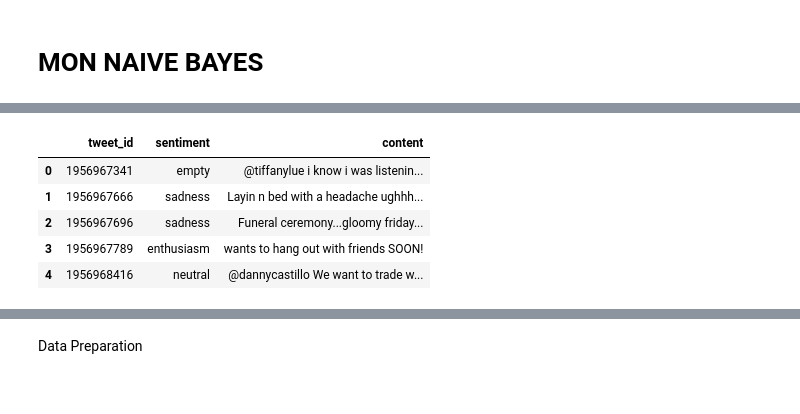
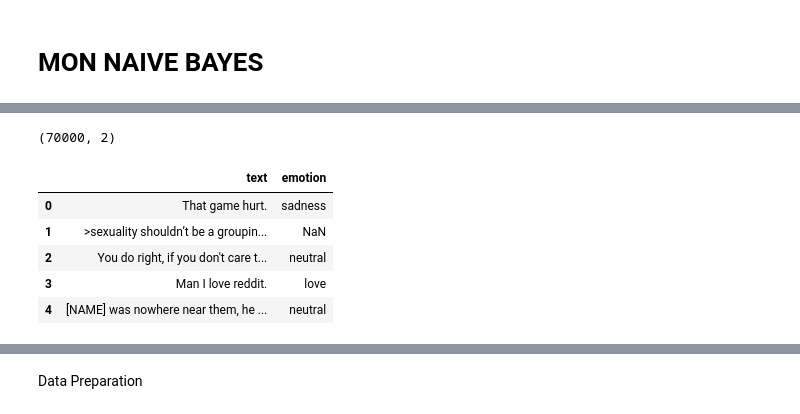
Before and after one commit to ChrisJulLimantoro/sentiment-analysis, a Jupyter notebook: proyek.ipynb, the cells around one changed output, grey strips where cells are left out. Cells and saved outputs as stored; diff of their text form; code cells hidden in the pictures.

```diff
--- a/proyek.ipynb
+++ b/proyek.ipynb
@@ -74,11 +74,14 @@ nltk.download('words')
 True
 # %%
-df = pd.read_csv('./tweet_emotions.csv')
+df = pd.read_excel('./goemotions_simplified.xlsx')
+
+print(df.shape)
 df.head()
 # %% [output]
+(70000, 2)
-|  | tweet_id | sentiment | content |
-| 0 | 1956967341 | empty | @tiffanylue i know i was listenin... |
-| 1 | 1956967666 | sadness | Layin n bed with a headache ughhh... |
-| 2 | 1956967696 | sadness | Funeral ceremony...gloomy friday... |
-| 3 | 1956967789 | enthusiasm | wants to hang out with friends SOON! |
-| 4 | 1956968416 | neutral | @dannycastillo We want to trade w... |
+|  | text | emotion |
+| 0 | That game hurt. | sadness |
+| 1 | >sexuality shouldn’t be a groupin... | NaN |
+| 2 | You do right, if you don't care t... | neutral |
+| 3 | Man I love reddit. | love |
+| 4 | [NAME] was nowhere near them, he ... | neutral |
```
Also changed, not shown: parts of 16 cells of this notebook, 1 other file.
